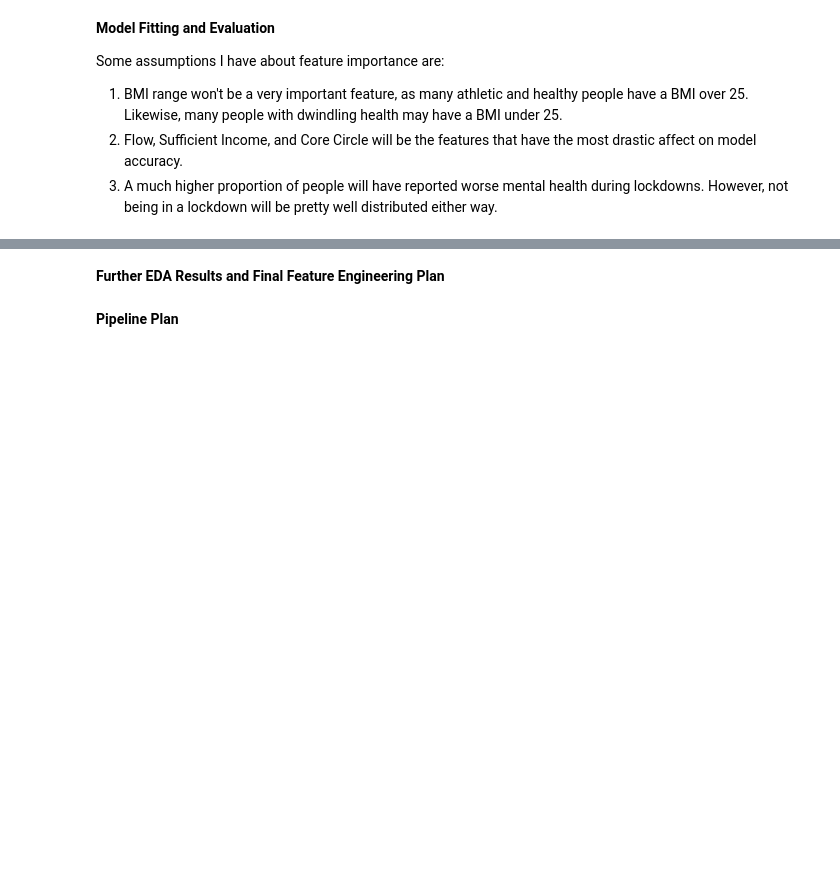
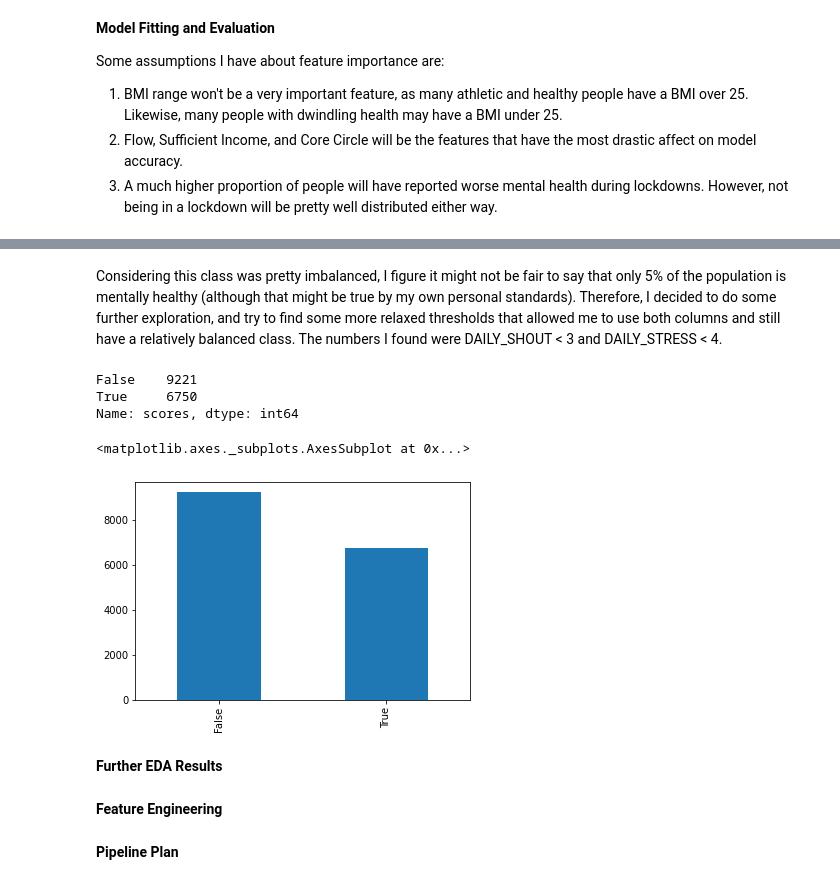
Before and after one commit to ishankaul1/failed_ml_project_lol, a Jupyter notebook: Assignment1.ipynb, the cells around one changed output, grey strips where cells are left out. Saved outputs shown, nothing was run; the diff lists cells and outputs as text; code cells hidden in the pictures; blank space fills up the shorter version.

```diff
--- a/Assignment1.ipynb
+++ b/Assignment1.ipynb
@@ -231,4 +290,30 @@ Some assumptions I have about feature importance are:
+# %% [markdown]
+Considering this class was pretty imbalanced, I figure it might not be fair to say that only 5% of the population is mentally healthy (although that might be true by my own personal standards). Therefore, I decided to do some further exploration, and try to find some more relaxed thresholds that allowed me to use both columns and still have a relatively balanced class. The numbers I found were DAILY_SHOUT < 3 and DAILY_STRESS < 4.
+# %%
+def daily_shout_and_stress_to_is_mentally_healthy_revised(shout_list, stress_list):
+  result = []
+  for (shout, stress) in zip(shout_list, stress_list):
+    result.append(shout < 3 and stress < 4)
+  return result
+
+shout = wellbeing_data['DAILY_SHOUTING']
+stress = wellbeing_data['DAILY_STRESS']
+
+health_scores = daily_shout_and_stress_to_is_mentally_healthy_revised(shout, stress)
+health_scores_df = pd.DataFrame()
+health_scores_df['scores'] = health_scores
+
+display(health_scores_df['scores'].value_counts())
+display(health_scores_df['scores'].value_counts().plot(kind='bar'))
+# %% [output]
+False    9221
+True     6750
+Name: scores, dtype: int64
+<matplotlib.axes._subplots.AxesSubplot at 0x...>
+[figure, added]
 # %% [markdown]
-**Further EDA Results and Final Feature Engineering Plan**
+**Further EDA Results**
+# %% [markdown]
+**Feature Engineering**
 # %% [markdown]
 **Pipeline Plan**
```
Also changed, not shown: parts of 6 cells of this notebook.
